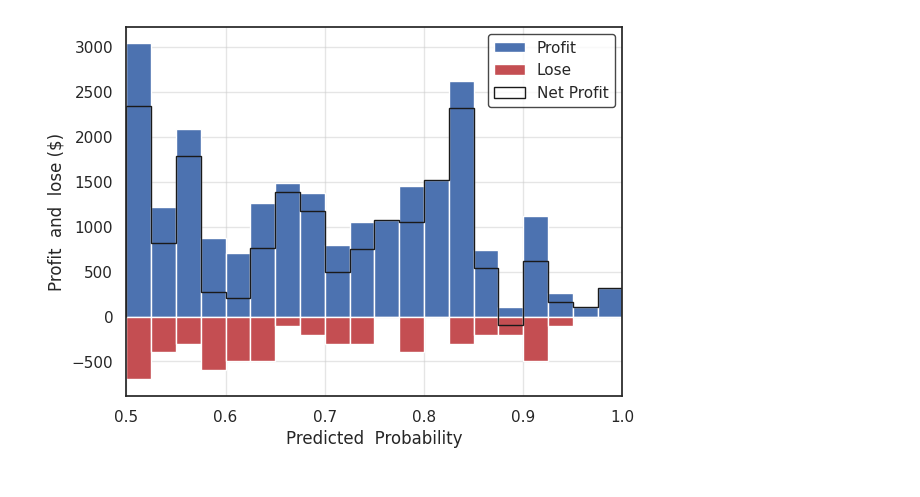
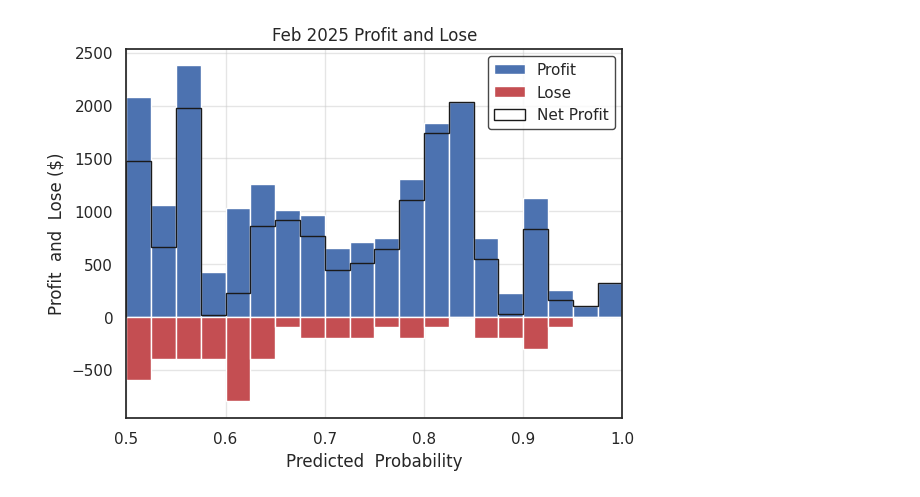
Before and after one commit to ansonkwokth/TableTennisPrediction, a Jupyter notebook: evaluation.ipynb, the cells around one changed output. Saved outputs shown, nothing was run; the diff lists cells and outputs as text; code cells hidden in the pictures.

```diff
--- a/evaluation.ipynb
+++ b/evaluation.ipynb
@@ -22,7 +22,7 @@ month = 2
 
 df_hist = pd.read_excel('/content/TableTennisResult.xlsx')
 
-# df_hist = df_hist[df_hist.Date.dt.month == month]
+df_hist = df_hist[df_hist.Date.dt.month == month]
 # %%
 winrate_dt = {}
 uncert_dt = {}
@@ -208,31 +212,33 @@ frame.set_edgecolor('k')
 # %%
 df_hist['PnL'] = df_hist['Odd'].copy()
 df_hist.loc[df_hist.Win==1, "PnL"] = df_hist[df_hist.Win==1]['Odd']
 df_hist.loc[df_hist.Win==0, "PnL"] = -1
 
 win_odd = df_hist[df_hist.Win == 1]['Odd']
 lose_odd = df_hist[df_hist.Win == 0]['Odd']
 all_odd = df_hist['PnL']
 win_prob = df_hist[df_hist.Win == 1]['Prob']
 lose_prob = df_hist[df_hist.Win == 0]['Prob']
 all_prob = df_hist['Prob']
 
 range_ = [0.5, 1]
 bins_=20
 plt.hist(win_prob, weights=win_odd*cost, range=range_, bins=bins_, label='Profit', color='b');
 plt.hist(lose_prob, weights=[-cost]*len(lose_odd), range=range_, bins=bins_, label='Lose', color='r');
 plt.hist(all_prob, weights=all_odd*cost, range=range_, bins=bins_, color='k', histtype='step', label='Net Profit');
 plt.grid()
 plt.margins(x=0)
 
 plt.xlabel("Predicted  Probability")
-plt.ylabel(f"Profit  and  lose ($)")
+plt.ylabel(f"Profit  and  Lose ($)")
 plt.legend()
 plt.grid(True, linestyle='-', alpha=0.5)
 
 legend = plt.legend()
 frame = legend.get_frame()
 frame.set_facecolor('white')
 frame.set_edgecolor('k')
+
+plt.title("Feb 2025 Profit and Lose");
 # %% [output]
-[figure, old version]
+[figure, new version]
```
Also changed, not shown: parts of 4 cells of this notebook.
